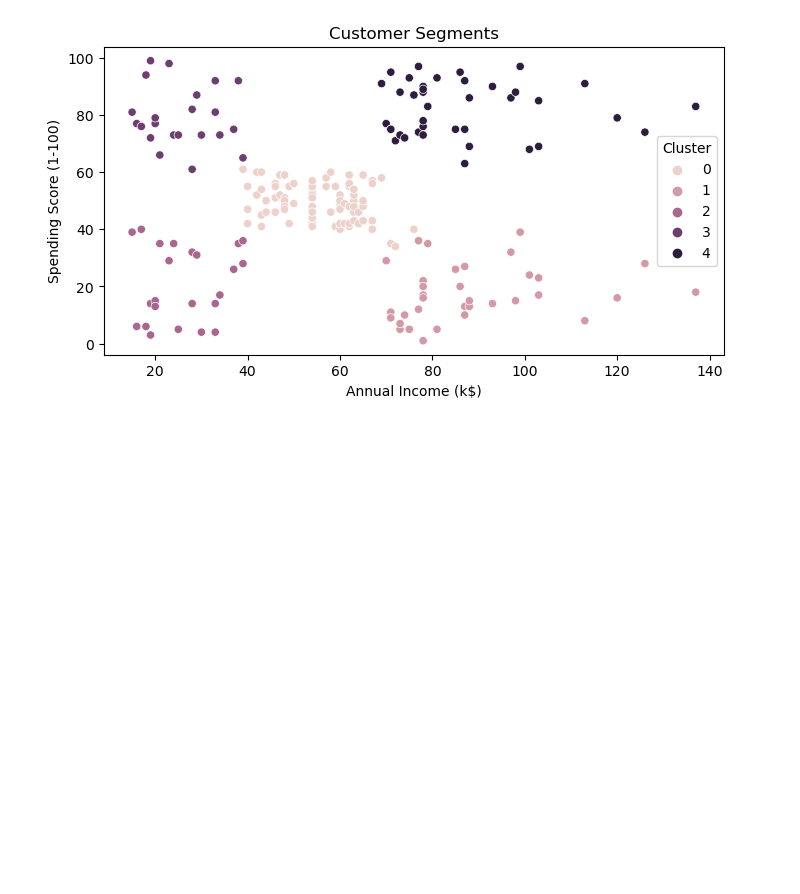
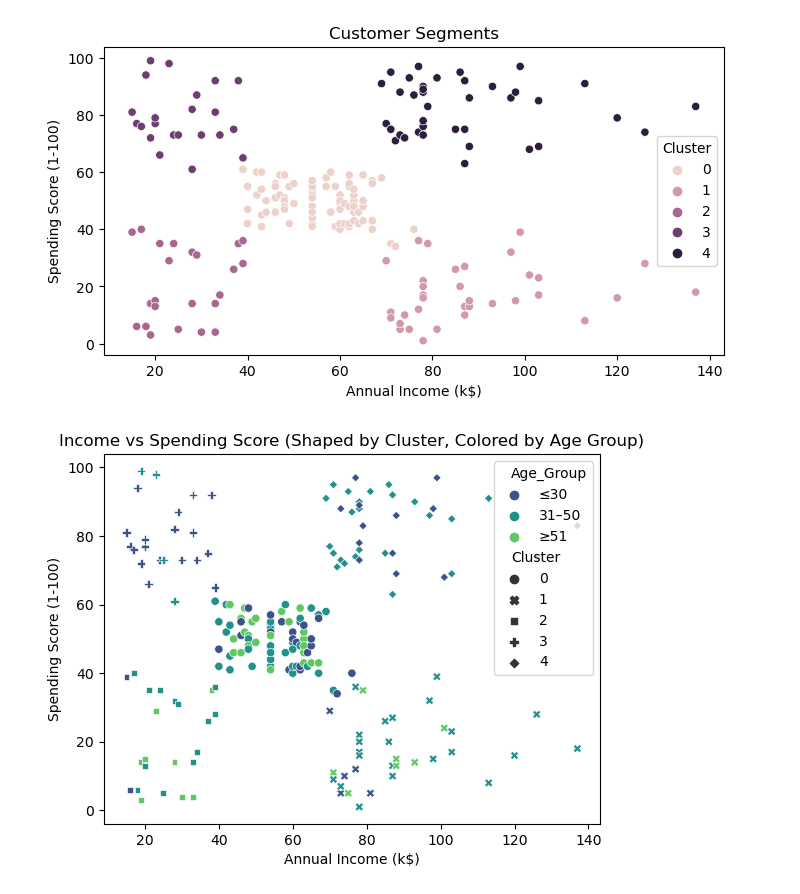
Before and after one commit to SweetySeelam2/customer-segmentation-ML, a Jupyter notebook: Customer_Segmentation_KMeans_Clustering.ipynb, the cells around one changed output. Saved outputs shown, nothing was run; the diff lists cells and outputs as text; code cells hidden in the pictures; blank space fills up the shorter version.

```diff
--- a/Customer_Segmentation_KMeans_Clustering.ipynb
+++ b/Customer_Segmentation_KMeans_Clustering.ipynb
@@ -121,3 +163,15 @@ plt.title("Customer Segments")
 plt.show()
 # %% [output]
 [figure]
+# %%
+sns.scatterplot(
+    x=df['Annual Income (k$)'],
+    y=df['Spending Score (1-100)'],
+    hue=df['Age_Group'],
+    style=df['Cluster'],
+    palette='viridis'
+)
+plt.title("Income vs Spending Score (Shaped by Cluster, Colored by Age Group)")
+plt.show()
+# %% [output]
+[figure, added]
```
Also changed, not shown: parts of 15 cells of this notebook.
